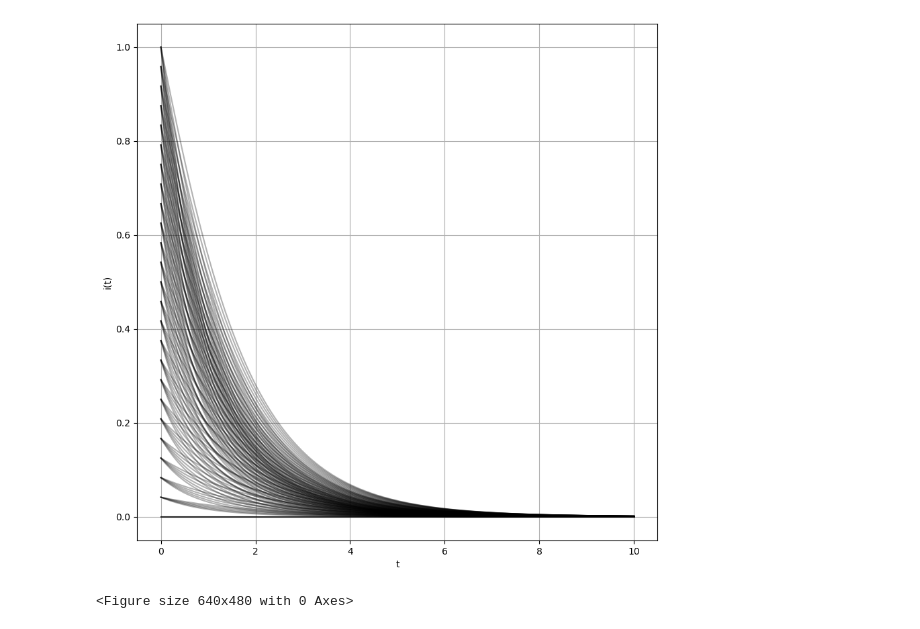
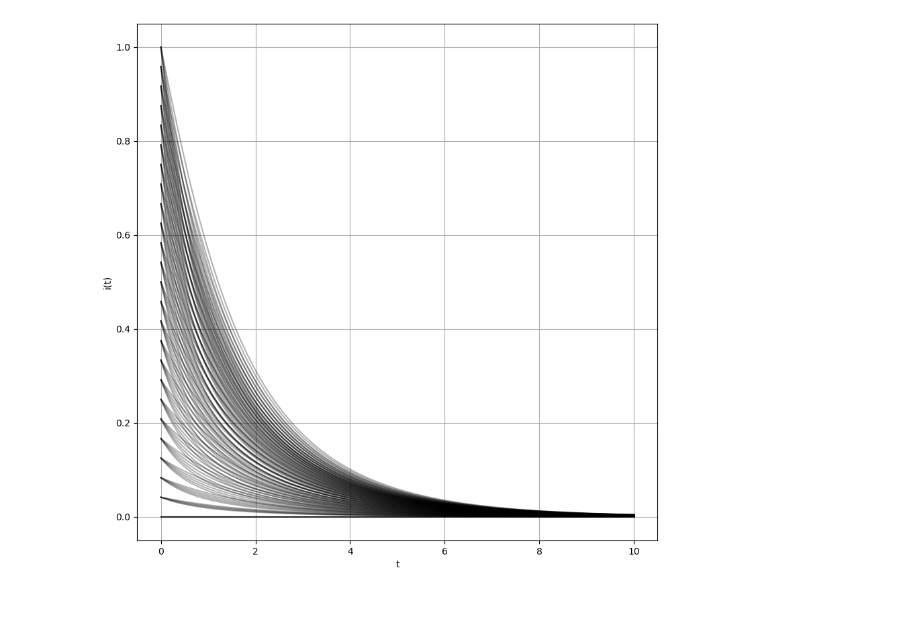
Before and after one commit to anuramat/uhd-nld, a Jupyter notebook: ex6/ex6.ipynb, the cells around one changed output. Saved outputs shown, nothing was run; the diff lists cells and outputs as text; code cells hidden in the pictures.

```diff
--- a/ex6/ex6.ipynb
+++ b/ex6/ex6.ipynb
@@ -174,35 +166,34 @@ import matplotlib.pyplot as plt
 def dynamical_system(t, z, mu, b):
     s, i = z
     dsdt = mu * (1 - s) - b * i * s
     didt = i * (b * s - 1)
     return [dsdt, didt]
 
 # Parameters
-mu = 0.1  # Example value for mu, change as needed
+mu = 1.0  # Example value for mu, change as needed
 b = 0.5   # Example value for b, change as needed
 
 # Set up grid of initial conditions
 s_values = np.linspace(0, 1, 5)
 i_values = np.linspace(0, 1, 25)
 S, I = np.meshgrid(s_values, i_values)
 initial_conditions = np.vstack((S.flatten(), I.flatten())).T
 
 # Solve the system of differential equations for each initial condition
 t_eval = np.linspace(0, 10, 1000)
 solutions = []
 for initial_condition in initial_conditions:
     sol = solve_ivp(dynamical_system, [0, 10], initial_condition, args=(mu, b), t_eval=t_eval)
     solutions.append(sol.y)
 
 # Plot I(t) for each initial condition
 plt.figure(figsize=(10, 10))
 for sol in solutions:
     plt.plot(t_eval, sol[1], color='k', alpha=0.3)
 plt.xlabel('t')
 plt.ylabel('i(t)')
 plt.grid(True)
-plt.show()
-plt.savefig('ex6.2_1.png')
+
+plt.savefig('ex6.2.3_1.png')
 # %% [output]
-[figure, old version]
+[figure, new version]
-<Figure size 640x480 with 0 Axes>
```
Also changed, not shown: parts of 4 cells of this notebook, 6 other files.
